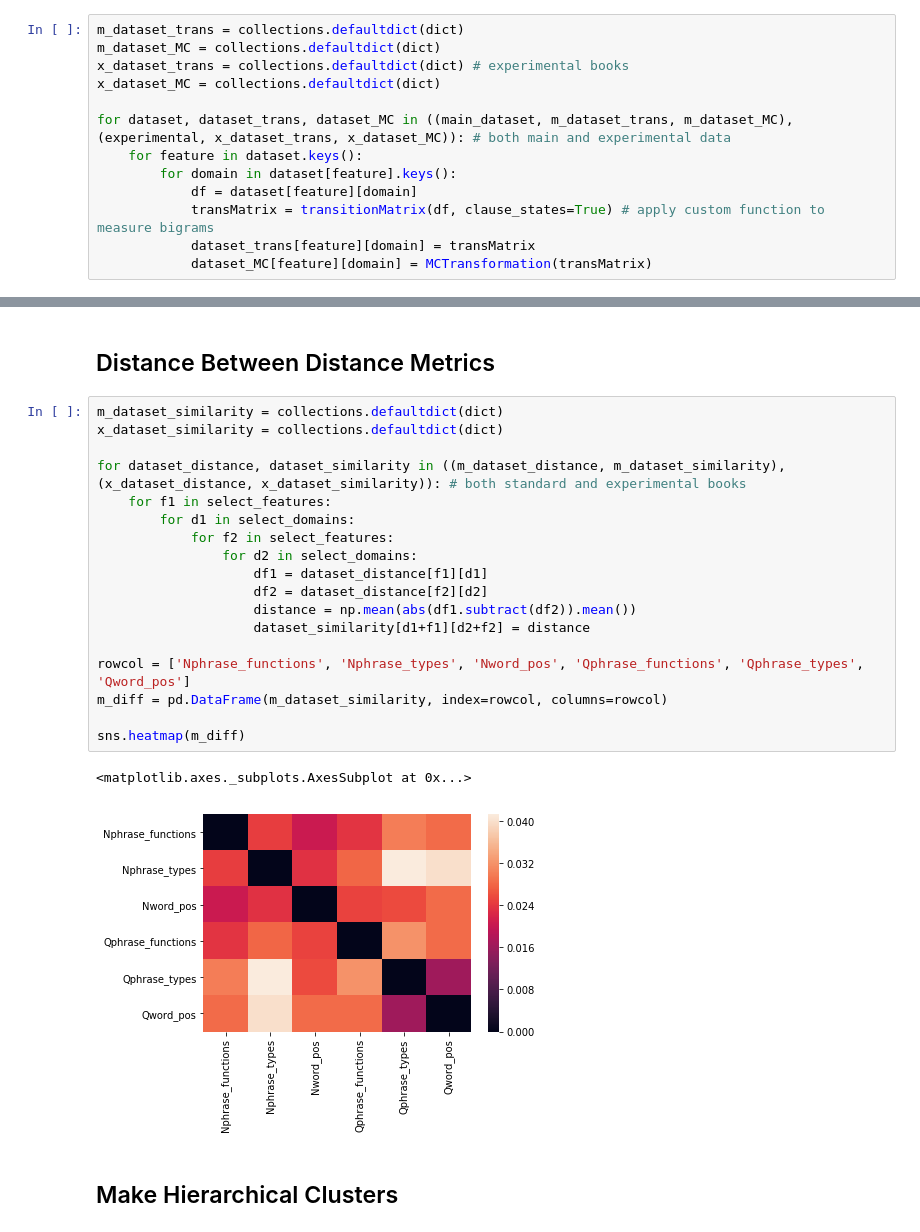
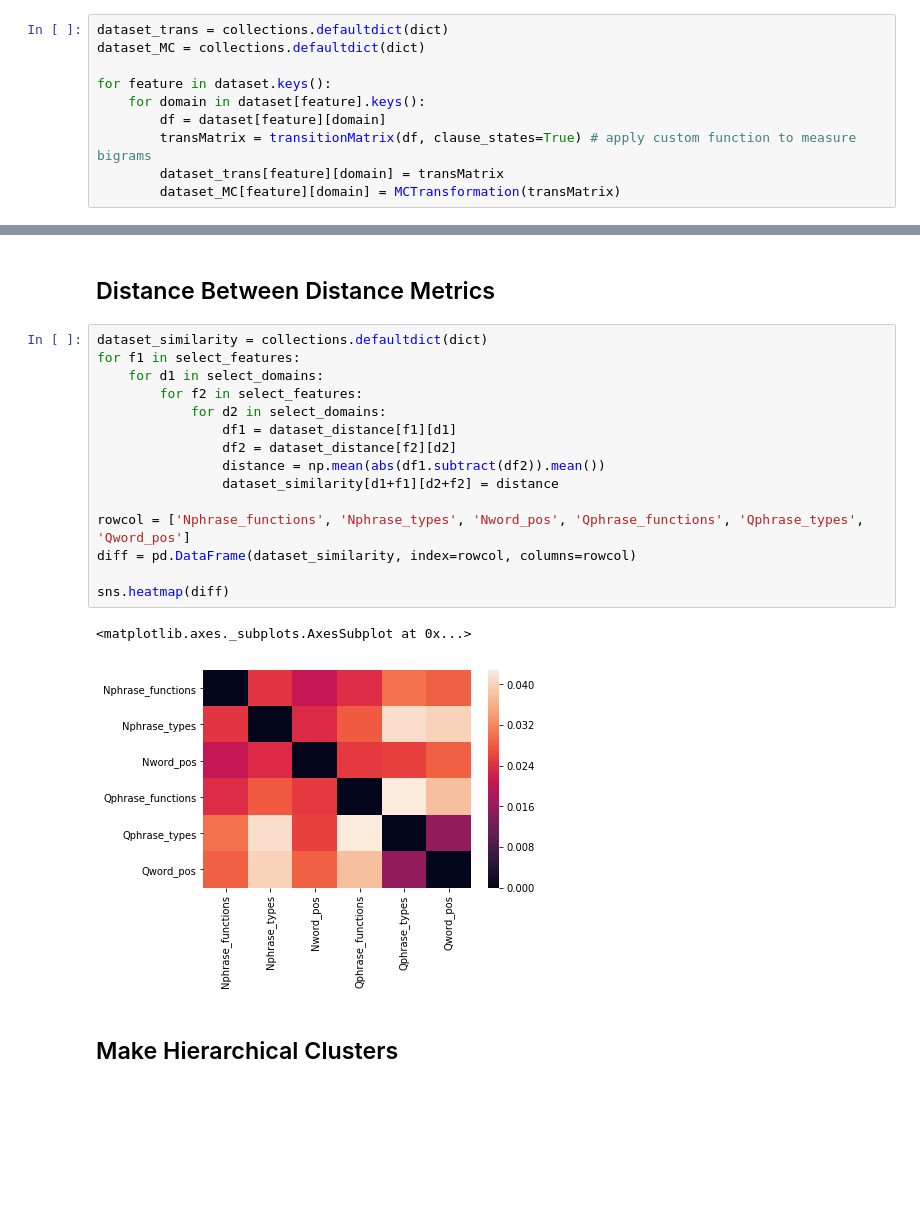
Before and after one commit to ETCBC/Probabilistic_Language_Change, a Jupyter notebook: analysis.ipynb, the cells around one changed output, grey strips where cells are left out. Drawn from its saved outputs; the diff is of its cells as text; blank space fills up the shorter version.

```diff
--- a/analysis.ipynb
+++ b/analysis.ipynb
@@ -302,18 +299,15 @@ phrase_functions
 
 Having now prepared and inspected our dataset, we will now construct Markov transition probabilities using the feature transitions within clauses. Clauses are grouped together by their domain and book (see above). The code below iterates through each domain, book, and clause in the dataset. As the code moves into and out of each clause, it adds a `Clause_End` and `Clause_Begin` feature. Adding these features allows us to consider the probability of a clause ending or beginning at a given feature state within a given book. The final transition counts are stored in a transition matrix, mapped to to the `feature`, `domain`, and `book` of the counts using embedded dictionaries. The purpose and structure of a transition matrix is explained further below.
 # %%
-m_dataset_trans = collections.defaultdict(dict)
-m_dataset_MC = collections.defaultdict(dict)
-x_dataset_trans = collections.defaultdict(dict) # experimental books
-x_dataset_MC = collections.defaultdict(dict)
+dataset_trans = collections.defaultdict(dict)
+dataset_MC = collections.defaultdict(dict)
 
-for dataset, dataset_trans, dataset_MC in ((main_dataset, m_dataset_trans, m_dataset_MC), (experimental, x_dataset_trans, x_dataset_MC)): # both main and experimental data
-    for feature in dataset.keys():
-        for domain in dataset[feature].keys():
-            df = dataset[feature][domain]
-            transMatrix = transitionMatrix(df, clause_states=True) # apply custom function to measure bigrams
-            dataset_trans[feature][domain] = transMatrix
-            dataset_MC[feature][domain] = MCTransformation(transMatrix)
+for feature in dataset.keys():
+    for domain in dataset[feature].keys():
+        df = dataset[feature][domain]
+        transMatrix = transitionMatrix(df, clause_states=True) # apply custom function to measure bigrams
+        dataset_trans[feature][domain] = transMatrix
+        dataset_MC[feature][domain] = MCTransformation(transMatrix)
 # %% [markdown]
 A sample transition matrix is displayed below for word part of speech features in `narrative` domain in Genesis. A transition matrix shows counts for transitions between the column and row elements. The row and column labels are identical. In this example, the counts are raw counts observed in Genesis.
 # %%
@@ -536,26 +520,23 @@ w = results[(results.Book1.isin(lbh_books)) & (results.Book2.isin(lbh_books))]
 # %% [markdown]
 ## Distance Between Distance Metrics
 # %%
-m_dataset_similarity = collections.defaultdict(dict)
-x_dataset_similarity = collections.defaultdict(dict)
-
-for dataset_distance, dataset_similarity in ((m_dataset_distance, m_dataset_similarity), (x_dataset_distance, x_dataset_similarity)): # both standard and experimental books
-    for f1 in select_features:
-        for d1 in select_domains:
-            for f2 in select_features:
-                for d2 in select_domains:
-                    df1 = dataset_distance[f1][d1]
-                    df2 = dataset_distance[f2][d2]
-                    distance = np.mean(abs(df1.subtract(df2)).mean())
-                    dataset_similarity[d1+f1][d2+f2] = distance
+dataset_similarity = collections.defaultdict(dict)
+for f1 in select_features:
+    for d1 in select_domains:
+        for f2 in select_features:
+            for d2 in select_domains:
+                df1 = dataset_distance[f1][d1]
+                df2 = dataset_distance[f2][d2]
+                distance = np.mean(abs(df1.subtract(df2)).mean())
+                dataset_similarity[d1+f1][d2+f2] = distance
 
 rowcol = ['Nphrase_functions', 'Nphrase_types', 'Nword_pos', 'Qphrase_functions', 'Qphrase_types', 'Qword_pos']
-m_diff = pd.DataFrame(m_dataset_similarity, index=rowcol, columns=rowcol)
+diff = pd.DataFrame(dataset_similarity, index=rowcol, columns=rowcol)
 
-sns.heatmap(m_diff)
+sns.heatmap(diff)
 # %% [output]
 <matplotlib.axes._subplots.AxesSubplot at 0x...>
-[figure, old version]
+[figure, new version]
 # %% [markdown]
 ## Make Hierarchical Clusters
 # %%
```
Also changed, not shown: parts of 23 cells of this notebook, 1 other file.
